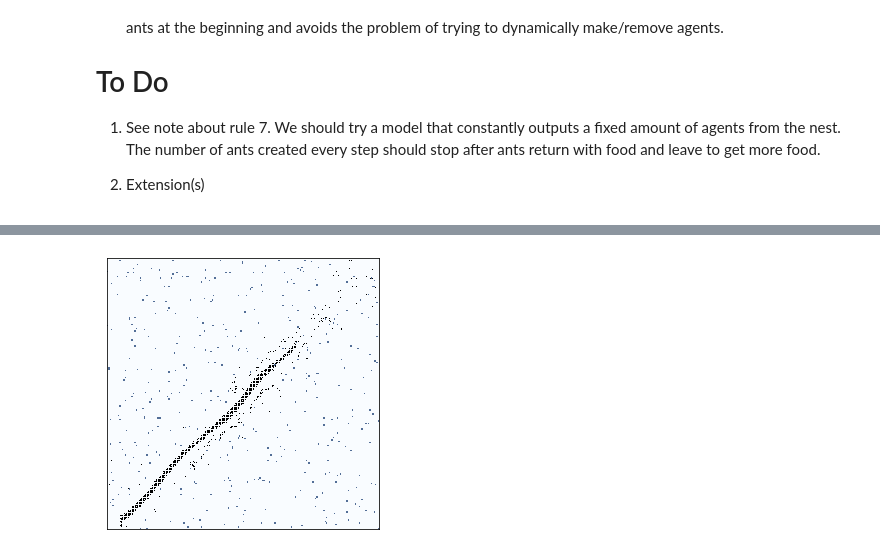
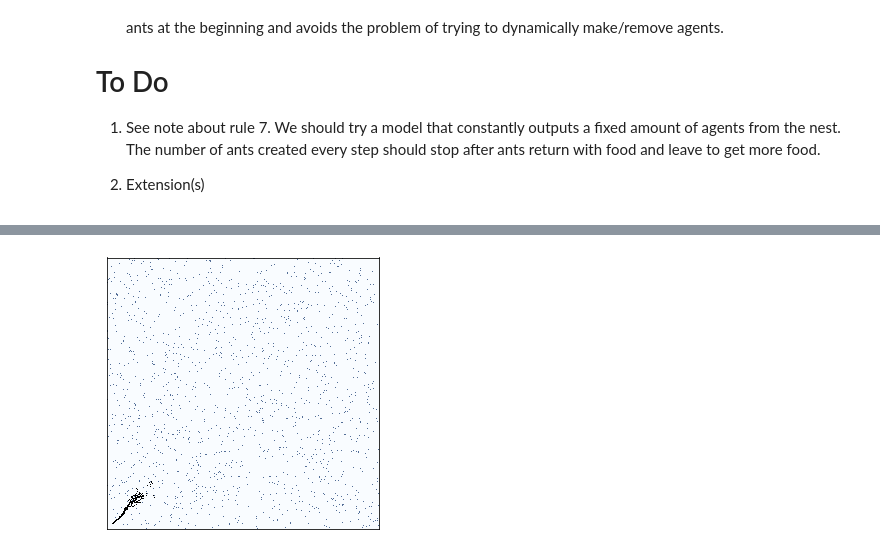
Before and after one commit to davidt315/ant_foraging_model, a Jupyter notebook: code/main_notebook.ipynb, the cells around one changed output, grey strips where cells are left out. Cells and saved outputs as stored; diff of their text form; code cells hidden in the pictures.

```diff
--- a/code/main_notebook.ipynb
+++ b/code/main_notebook.ipynb
@@ -345,12 +355,13 @@ class Agent:
 
             env.p_deposit(self.loc, p)
 # %%
-env = Antscape(500, starting_ants=5, ants_per_cell=5, ants_per_step=1, starting_loc=(9,9),
-               sigmoid_offset=2, nest_size=2000, p_foraging=1, p_returning=5, p_decay=.95)
+env = Antscape(500, starting_ants=40, ants_per_cell=10, ants_per_step=2, starting_loc=(9,9),
+               sigmoid_offset=2, nest_size=2000, p_foraging=1, p_returning=5, p_decay=.95,
+               plimit=100, food_generation_prob=.97, food_capacity=50)
 # %%
 import time
 start = time.time()
-for i in range(2000):
+for i in range(1000):
     env.step()
 env.draw()
 time.time() - start
@@ -364,4 +375,4 @@ env.draw_verbose()
 # %%
-env.animate(1000)
+env.animate(100)
 # %% [output]
-[figure, old version]
+[figure, new version]
```
Also changed, not shown: parts of 4 cells of this notebook, 2 other files.
